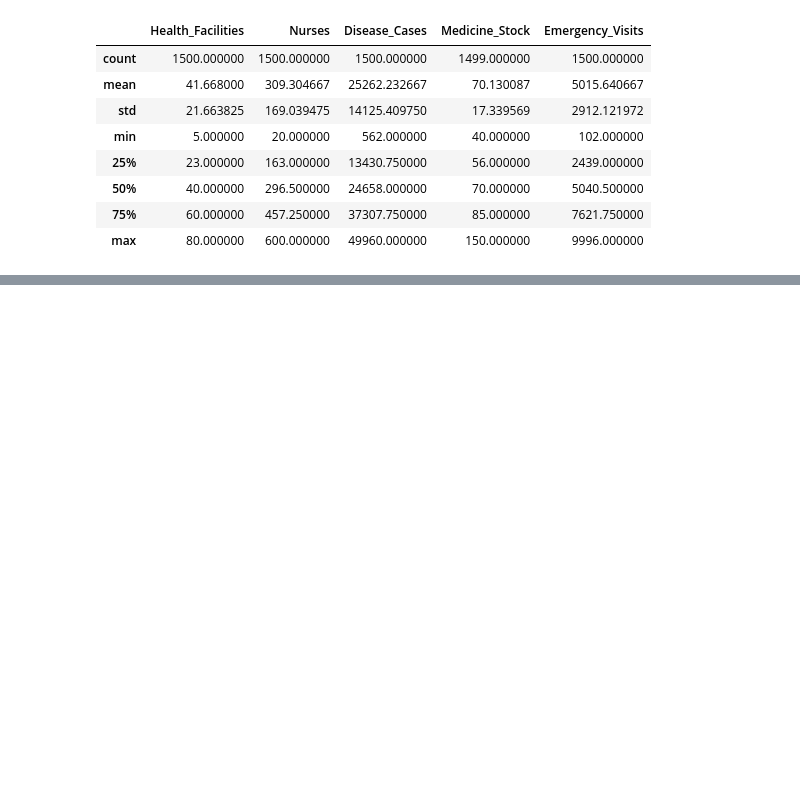
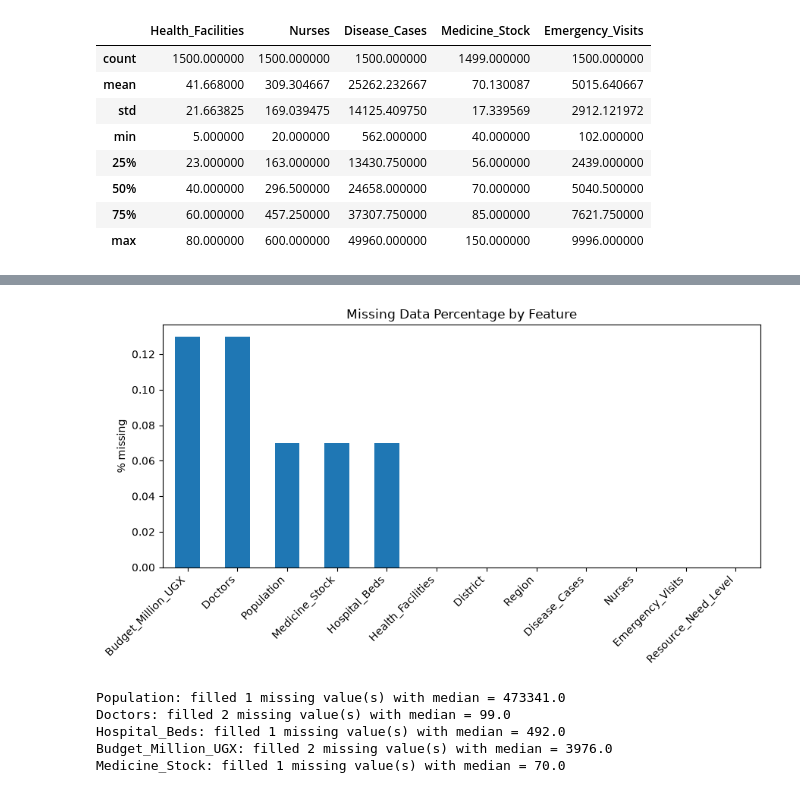
Before and after one commit to Nandrog/Health_Resource_Allocation_Modal, a Jupyter notebook: Health_Resource_Allocation_Model.ipynb, the cells around one changed output, grey strips where cells are left out. Cells and saved outputs as stored; diff of their text form; code cells hidden in the pictures; blank space fills up the shorter version.

Commit message:
restore nelsy's work and data exporatory

```diff
--- a/Health_Resource_Allocation_Model.ipynb
+++ b/Health_Resource_Allocation_Model.ipynb
@@ -67,3 +67,14 @@ numerical_columns = ['Population', 'Doctors', 'Hospital_Beds', 'Budget_Million_U
 
 for col in numerical_columns:
     df[col] = pd.to_numeric(df[col], errors='coerce')
+# %%
+# Check missing values and % missing per feature
+missing_counts = df.isna().sum()
+missing_pct = (df.isna().mean() * 100).round(2)
+
+missing_summary = pd.DataFrame({
+    'missing_count': missing_counts,
+    'missing_%': missing_pct
+}).sort_values('missing_%', ascending=False)
+
+print(missing_summary)
@@ -69,0 +95,24 @@ for col in numerical_columns:
+# %%
+fig, ax = plt.subplots(figsize=(9, 5))
+missing_summary['missing_%'].sort_values(ascending=False).plot.bar(ax=ax)
+ax.set_title('Missing Data Percentage by Feature')
+ax.set_ylabel('% missing')
+plt.xticks(rotation=45, ha='right')
+plt.tight_layout()
+plt.show()
+# %% [output]
+[figure, added]
+# %%
+#impute missing values using median imputation
+cols_to_impute = ['Population', 'Doctors', 'Hospital_Beds', 'Budget_Million_UGX', 'Medicine_Stock']
+for col in cols_to_impute:
+    if df[col].isna().sum() > 0:
+        median_val = df[col].median()
+        df[col] = df[col].fillna(median_val)
+        print(f"{col}: filled {missing_counts[col]} missing value(s) with median = {median_val}")
+# %% [output]
+Population: filled 1 missing value(s) with median = 473341.0
+Doctors: filled 2 missing value(s) with median = 99.0
+Hospital_Beds: filled 1 missing value(s) with median = 492.0
+Budget_Million_UGX: filled 2 missing value(s) with median = 3976.0
+Medicine_Stock: filled 1 missing value(s) with median = 70.0
```
Also changed, not shown: parts of 13 cells of this notebook.
